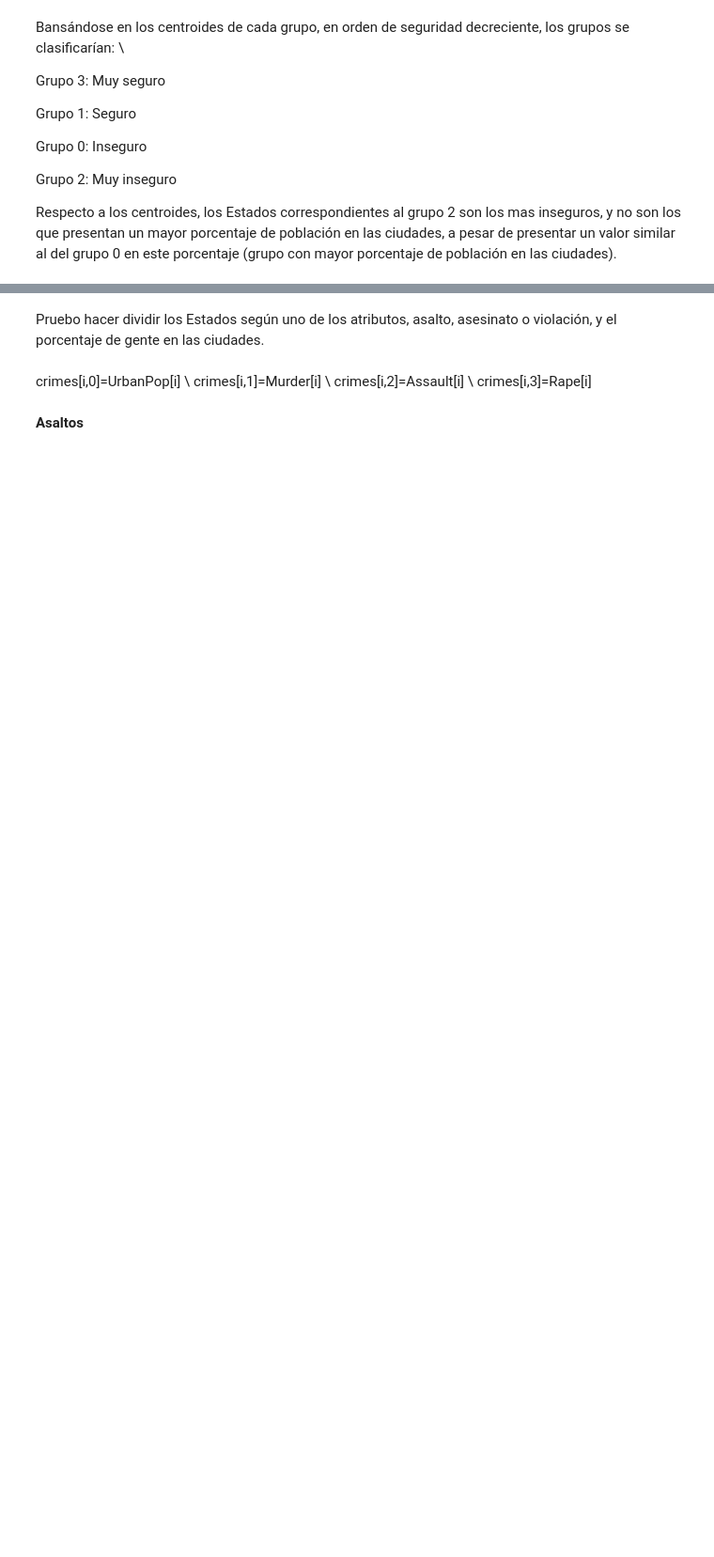
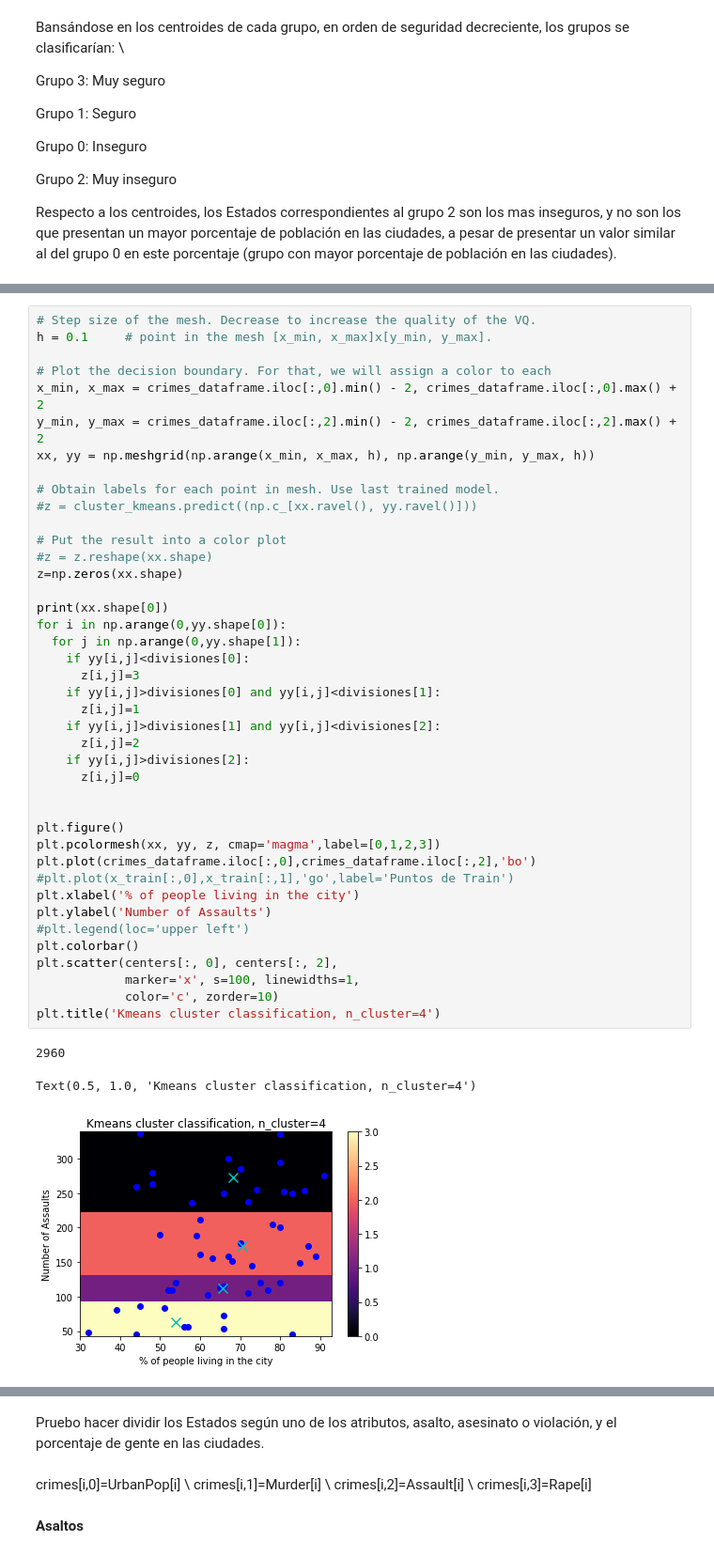
Before and after one commit to plance17/Aprendizaje-de-Maquina, a Jupyter notebook: Teoría_5_Ejercicio_3.ipynb, the cells around one changed output, grey strips where cells are left out. Shown: that part at 94% size. Saved outputs shown, nothing was run; the diff lists cells and outputs as text; blank space fills up the shorter version.

```diff
--- a/Teoría_5_Ejercicio_3.ipynb
+++ b/Teoría_5_Ejercicio_3.ipynb
@@ -268,0 +412,45 @@ No sé por que en el grupo 1 y 3 me calcula mal los mínimos y máximos, y en el
+# %%
+# Step size of the mesh. Decrease to increase the quality of the VQ.
+h = 0.1     # point in the mesh [x_min, x_max]x[y_min, y_max].
+
+# Plot the decision boundary. For that, we will assign a color to each
+x_min, x_max = crimes_dataframe.iloc[:,0].min() - 2, crimes_dataframe.iloc[:,0].max() + 2
+y_min, y_max = crimes_dataframe.iloc[:,2].min() - 2, crimes_dataframe.iloc[:,2].max() + 2
+xx, yy = np.meshgrid(np.arange(x_min, x_max, h), np.arange(y_min, y_max, h))
+
+# Obtain labels for each point in mesh. Use last trained model.
+#z = cluster_kmeans.predict((np.c_[xx.ravel(), yy.ravel()]))
+
+# Put the result into a color plot
+#z = z.reshape(xx.shape)
+z=np.zeros(xx.shape)
+
+print(xx.shape[0])
+for i in np.arange(0,yy.shape[0]):
+  for j in np.arange(0,yy.shape[1]):
+    if yy[i,j]<divisiones[0]:
+      z[i,j]=3
+    if yy[i,j]>divisiones[0] and yy[i,j]<divisiones[1]:
+      z[i,j]=1
+    if yy[i,j]>divisiones[1] and yy[i,j]<divisiones[2]:
+      z[i,j]=2
+    if yy[i,j]>divisiones[2]:
+      z[i,j]=0
+
+
+plt.figure()
+plt.pcolormesh(xx, yy, z, cmap='magma',label=[0,1,2,3])
+plt.plot(crimes_dataframe.iloc[:,0],crimes_dataframe.iloc[:,2],'bo')
+#plt.plot(x_train[:,0],x_train[:,1],'go',label='Puntos de Train')
+plt.xlabel('% of people living in the city')
+plt.ylabel('Number of Assaults')
+#plt.legend(loc='upper left')
+plt.colorbar()
+plt.scatter(centers[:, 0], centers[:, 2],
+            marker='x', s=100, linewidths=1,
+            color='c', zorder=10)
+plt.title('Kmeans cluster classification, n_cluster=4')
+# %% [output]
+2960
+Text(0.5, 1.0, 'Kmeans cluster classification, n_cluster=4')
+[figure, added]
```
Also changed, not shown: parts of 32 cells of this notebook.
